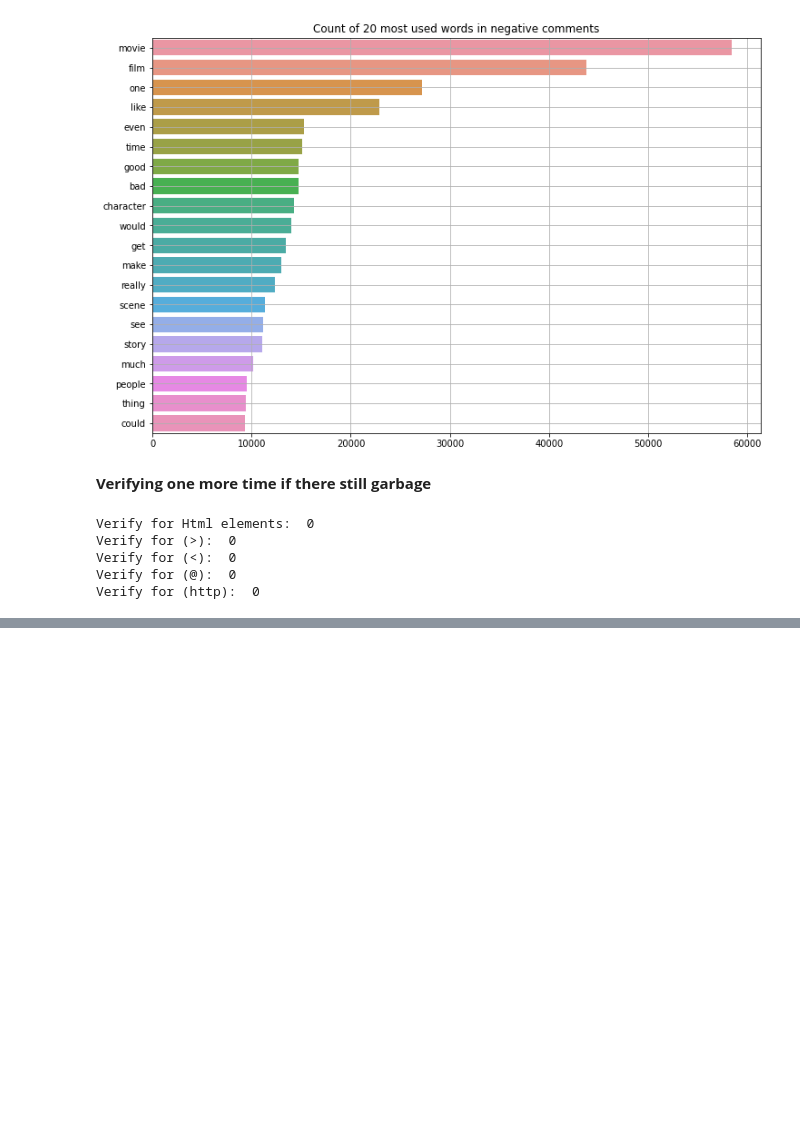
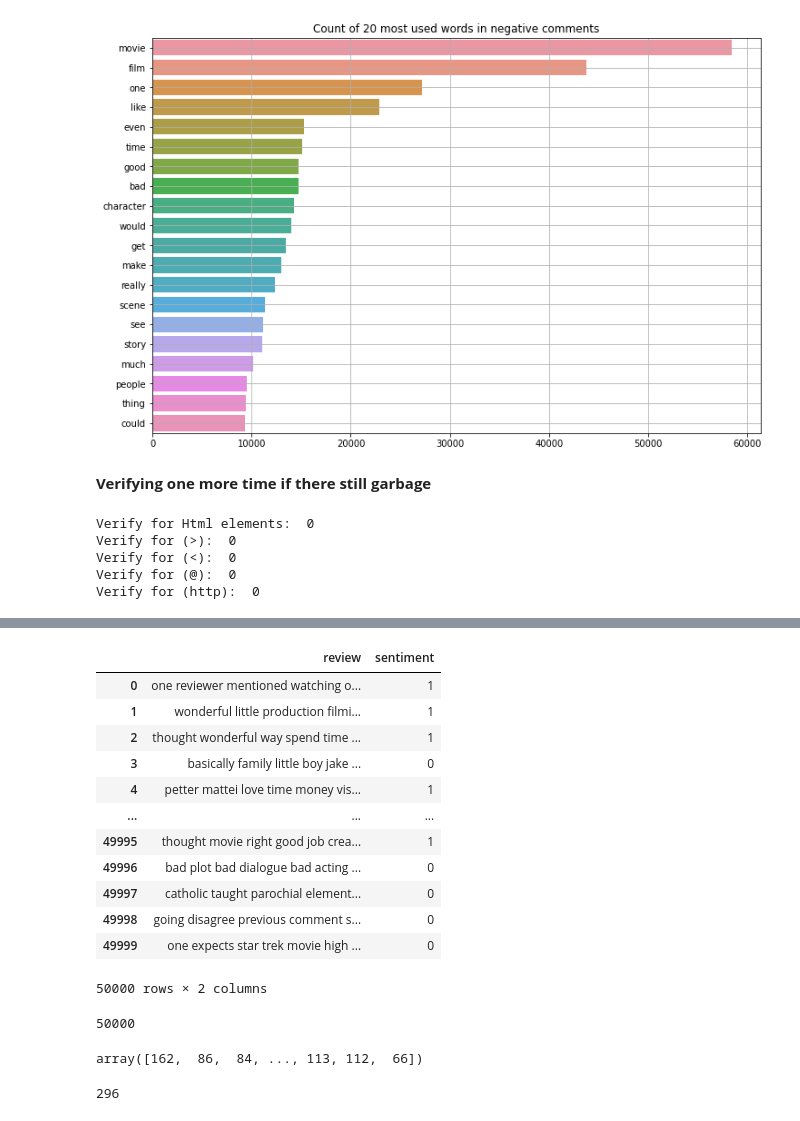
Before and after one commit to javivi235/SentimentAnalysis, a Jupyter notebook: Proyecto_FInal.ipynb, the cells around one changed output, grey strips where cells are left out. Drawn from its saved outputs; the diff is of its cells as text; code cells hidden in the pictures; blank space fills up the shorter version.

```diff
--- a/Proyecto_FInal.ipynb
+++ b/Proyecto_FInal.ipynb
@@ -347,0 +361,4 @@ stop_word_list = nltk.corpus.stopwords.words('english')
+# %%
+tokendata  = pd.DataFrame()
+tokendata["review"] = dataProcessed["review_clean"]
+tokendata["sentiment"] = dataProcessed["sentiment"]
@@ -347,0 +369,16 @@ stop_word_list = nltk.corpus.stopwords.words('english')
+# %%
+tokendata
+# %% [output]
+|  | review | sentiment |
+| 0 | one reviewer mentioned watching o... | 1 |
+| 1 | wonderful little production filmi... | 1 |
+| 2 | thought wonderful way spend time ... | 1 |
+| 3 | basically family little boy jake ... | 0 |
+| 4 | petter mattei love time money vis... | 1 |
+| ... | ... | ... |
+| 49995 | thought movie right good job crea... | 1 |
+| 49996 | bad plot bad dialogue bad acting ... | 0 |
+| 49997 | catholic taught parochial element... | 0 |
+| 49998 | going disagree previous comment s... | 0 |
+| 49999 | one expects star trek movie high ... | 0 |
+50000 rows × 2 columns
@@ -347,0 +387,4 @@ stop_word_list = nltk.corpus.stopwords.words('english')
+# %%
+len(x_train_tokens)
+# %% [output]
+50000
@@ -347,0 +394,10 @@ stop_word_list = nltk.corpus.stopwords.words('english')
+# %%
+num_tokens
+# %% [output]
+array([162,  86,  84, ..., 113, 112,  66])
+# %%
+max_tokens = np.mean(num_tokens) + 2 * np.std(num_tokens)
+max_tokens = int(max_tokens)
+max_tokens
+# %% [output]
+296
```
Also changed, not shown: parts of 35 cells of this notebook.
